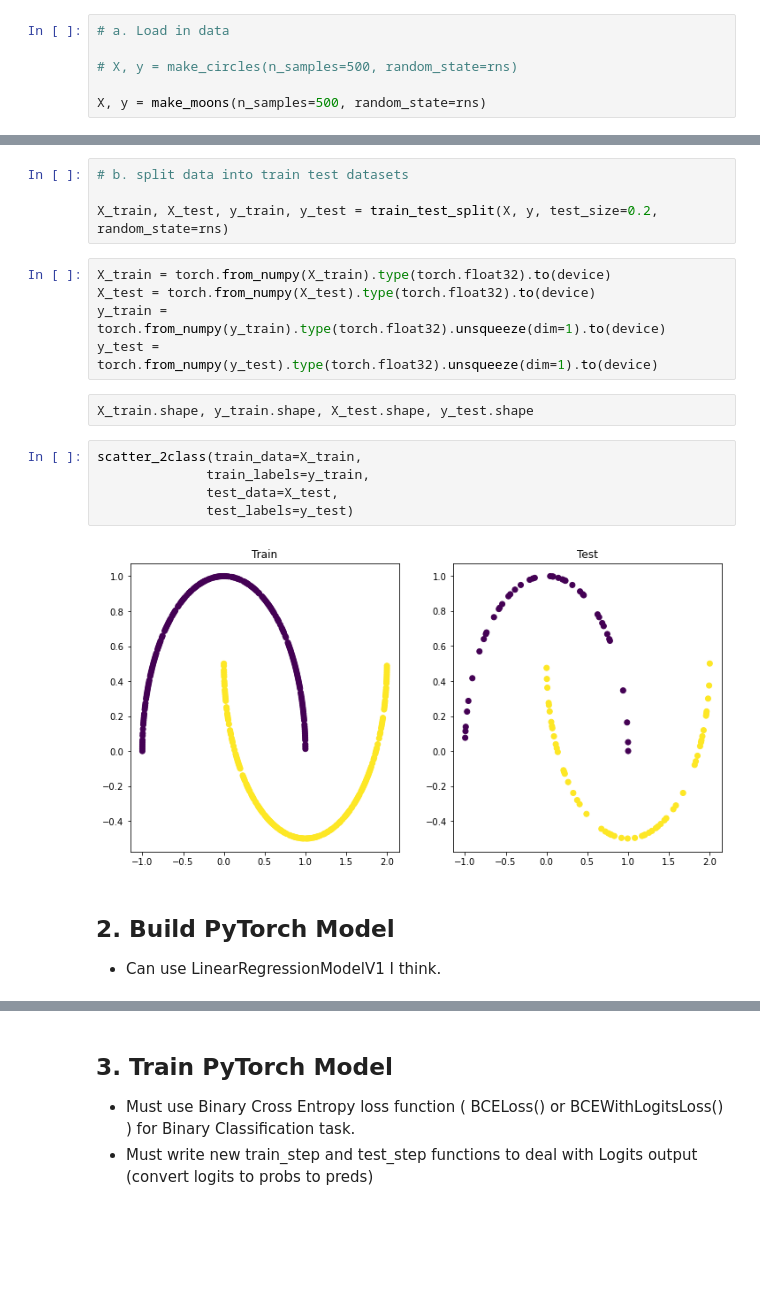
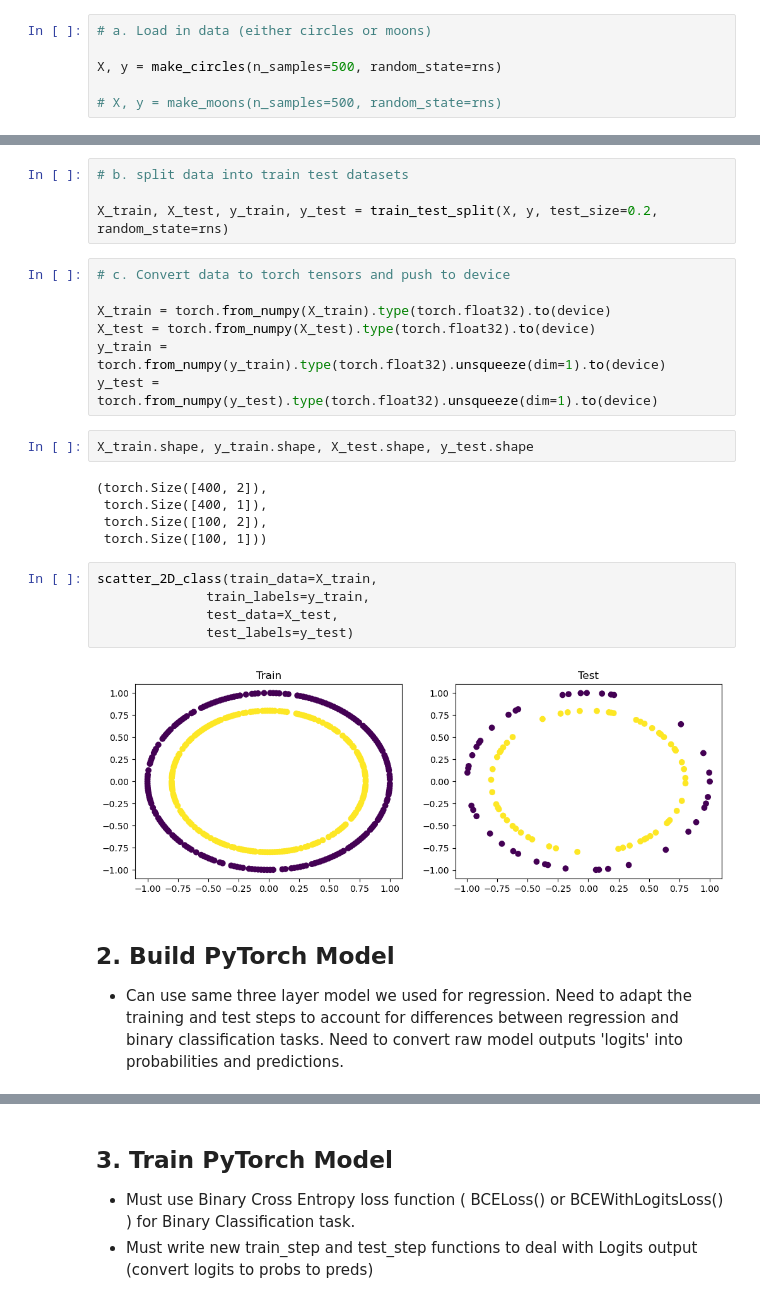
Before and after one commit to chris-warner-II/pytorch_projects, a Jupyter notebook: 02_Binary_Classification.ipynb, the cells around one changed output, grey strips where cells are left out. Drawn from its saved outputs; the diff is of its cells as text; blank space fills up the shorter version.

```diff
--- a/02_Binary_Classification.ipynb
+++ b/02_Binary_Classification.ipynb
@@ -29,11 +34,11 @@ rns = 42
 # %% [markdown]
 ## 1. Load in, format & visualize data
 # %%
-# a. Load in data
+# a. Load in data (either circles or moons)
 
-# X, y = make_circles(n_samples=500, random_state=rns)
+X, y = make_circles(n_samples=500, random_state=rns)
 
-X, y = make_moons(n_samples=500, random_state=rns)
+# X, y = make_moons(n_samples=500, random_state=rns)
 # %%
 X.shape, y.shape
 # %% [output]
@@ -43,22 +48,29 @@ X.shape, y.shape
 
 X_train, X_test, y_train, y_test = train_test_split(X, y, test_size=0.2, random_state=rns)
 # %%
+# c. Convert data to torch tensors and push to device
+
 X_train = torch.from_numpy(X_train).type(torch.float32).to(device)
 X_test = torch.from_numpy(X_test).type(torch.float32).to(device)
 y_train = torch.from_numpy(y_train).type(torch.float32).unsqueeze(dim=1).to(device)
 y_test = torch.from_numpy(y_test).type(torch.float32).unsqueeze(dim=1).to(device)
-# %% [raw]
-X_train.shape, y_train.shape, X_test.shape, y_test.shape
+# %%
+X_train.shape, y_train.shape, X_test.shape, y_test.shape
+# %% [output]
+(torch.Size([400, 2]),
+ torch.Size([400, 1]),
+ torch.Size([100, 2]),
+ torch.Size([100, 1]))
 # %%
-scatter_2class(train_data=X_train,
+scatter_2D_class(train_data=X_train,
               train_labels=y_train,
               test_data=X_test,
               test_labels=y_test)
 # %% [output]
-[figure, old version]
+[figure, new version]
 # %% [markdown]
 ## 2. Build PyTorch Model
 
-* Can use LinearRegressionModelV1 I think.
+* Can use same three layer model we used for regression. Need to adapt the training and test steps to account for differences between regression and binary classification tasks. Need to convert raw model outputs 'logits' into probabilities and predictions.
 # %%
 # a. Setup Model
```
Also changed, not shown: parts of 11 cells of this notebook, 2 other files.
